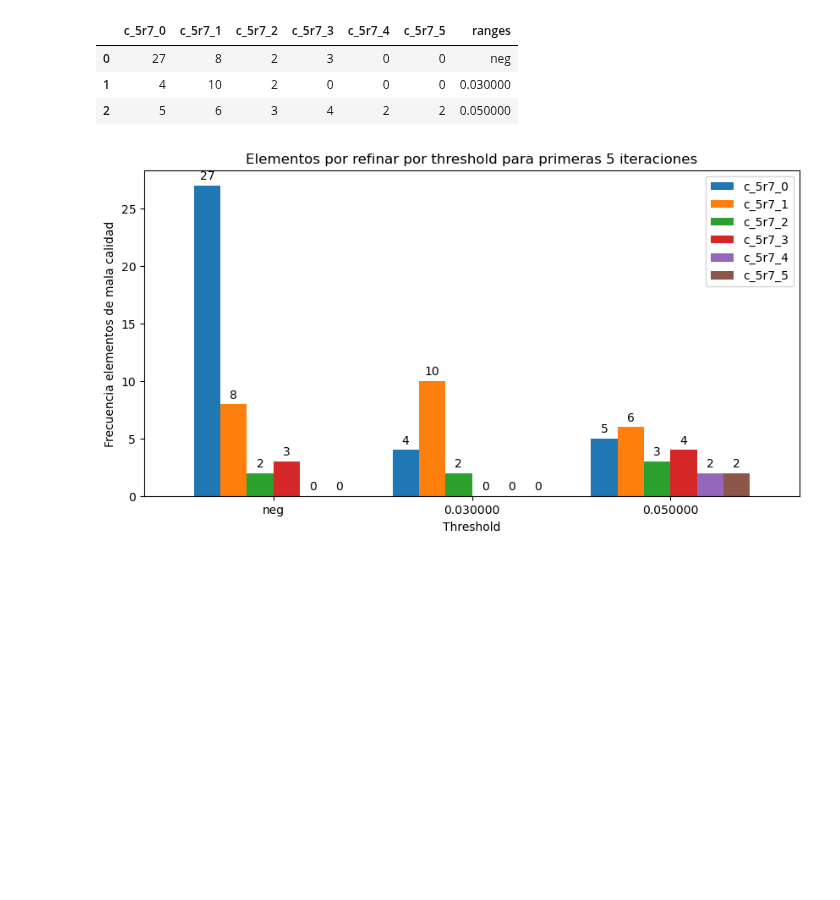
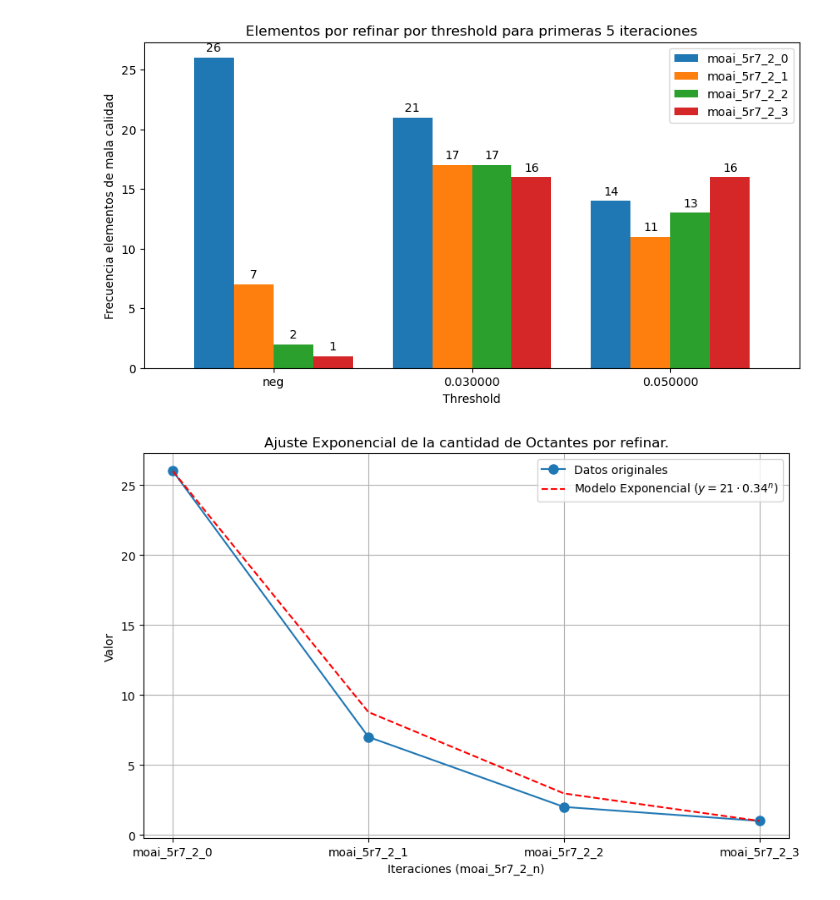
Before and after one commit to pedrodonoso/moct240522, a Jupyter notebook: analysis/analysis.ipynb, the cells around one changed output. Saved outputs shown, nothing was run; the diff lists cells and outputs as text; code cells hidden in the pictures; blank space fills up the shorter version.

Commit message:
analysis update

```diff
--- a/analysis/analysis.ipynb
+++ b/analysis/analysis.ipynb
@@ -7,7 +5,7 @@ dir = "../"
 # %%
-def getValues(index):
-    name = "c_5r7_" + str(index)
-    file_name = dir + name + ".histo"
+def getValues(_dir, _base_name, index):
+    name = _base_name  + str(index)
+    file_name = _dir + name + ".histo"
     f = open(file_name, "r")
     ranges = []
     result = []
@@ -20,25 +18,17 @@ def getValues(index):
     f.close()
     return ranges, result, name
 # %%
-def getDF(max, formatter):
+def getDF(_dir, _base_name, max, formatter):
     dfs = dict()
     categories = []
     for iteration in range(0, max):
-        cat, result, name = getValues(iteration)
+        cat, result, name = getValues(_dir, _base_name, iteration)
         categories = formatter(cat)
         dfs[name] = formatter(result)
 
     dfs["ranges"] = categories
 
     return pd.DataFrame(dfs)
-# %%
-dfs = getDF(6, formatter=lambda x: list(x)[:3])
-dfs
-# %% [output]
-|  | c_5r7_0 | c_5r7_1 | c_5r7_2 | c_5r7_3 | c_5r7_4 | c_5r7_5 | ranges |
-| 0 | 27 | 8 | 2 | 3 | 0 | 0 | neg |
-| 1 | 4 | 10 | 2 | 0 | 0 | 0 | 0.030000 |
-| 2 | 5 | 6 | 3 | 4 | 2 | 2 | 0.050000 |
 # %%
 def plotDF(df):
     ax = df.plot.bar(rot=0, width=0.8, figsize=(10, 5), x="ranges",  title="Elementos por refinar por threshold para primeras 5 iteraciones", ylabel="Frecuencia elementos de mala calidad", xlabel="Threshold")
@@ -47,4 +39,35 @@ def plotDF(df):
 # %%
-plotDF(dfs)
+# dfs
-# %% [output]
-[figure, removed]
+# %%
+def generateFit(_df, _base_name):
+    _datos = _df.values[0][:-1]
+    # Posiciones en la secuencia
+    _n = np.arange(len(_datos))
+    # Calcular el promedio geométrico de los cocientes
+    _cocientes = _datos[1:] / _datos[:-1]
+    _razon_promedio = np.prod(_cocientes) ** (1/len(_cocientes))
+    # Ajustar el modelo exponencial
+    _a = _datos[0]
+    _model_exp = _a * _razon_promedio ** _n
+    _x = _df.columns[:-1]
+    plt.figure(figsize=(10, 6))
+    plt.plot(_x, _datos, 'o-', label='Datos originales', markersize=8)
+    plt.plot(_x, _model_exp, 'r--', label=f'Modelo Exponencial ($y = 21 \cdot {_razon_promedio:.2f}^n$)')
+
+    # Añadir títulos y etiquetas
+    plt.title('Ajuste Exponencial de la cantidad de Octantes por refinar.')
+    plt.xlabel('Iteraciones ({}n)'.format(_base_name))
+    plt.ylabel('Valor')
+    plt.legend()
+    plt.grid(True)
+    plt.show()
+# %%
+dir = "../data_analysis/moai_5r7_c1/"
+# base_name = "c_5r7_"
+base_name = "moai_5r7_2_"
+dfs = getDF(dir, base_name, 4, formatter=lambda x: list(x)[:3])
+plotDF(dfs)
+generateFit(dfs, base_name)
+# %% [output]
+[figure, added]
+[figure, added]
```
Also changed, not shown: parts of 10 cells of this notebook, 4 other files.
